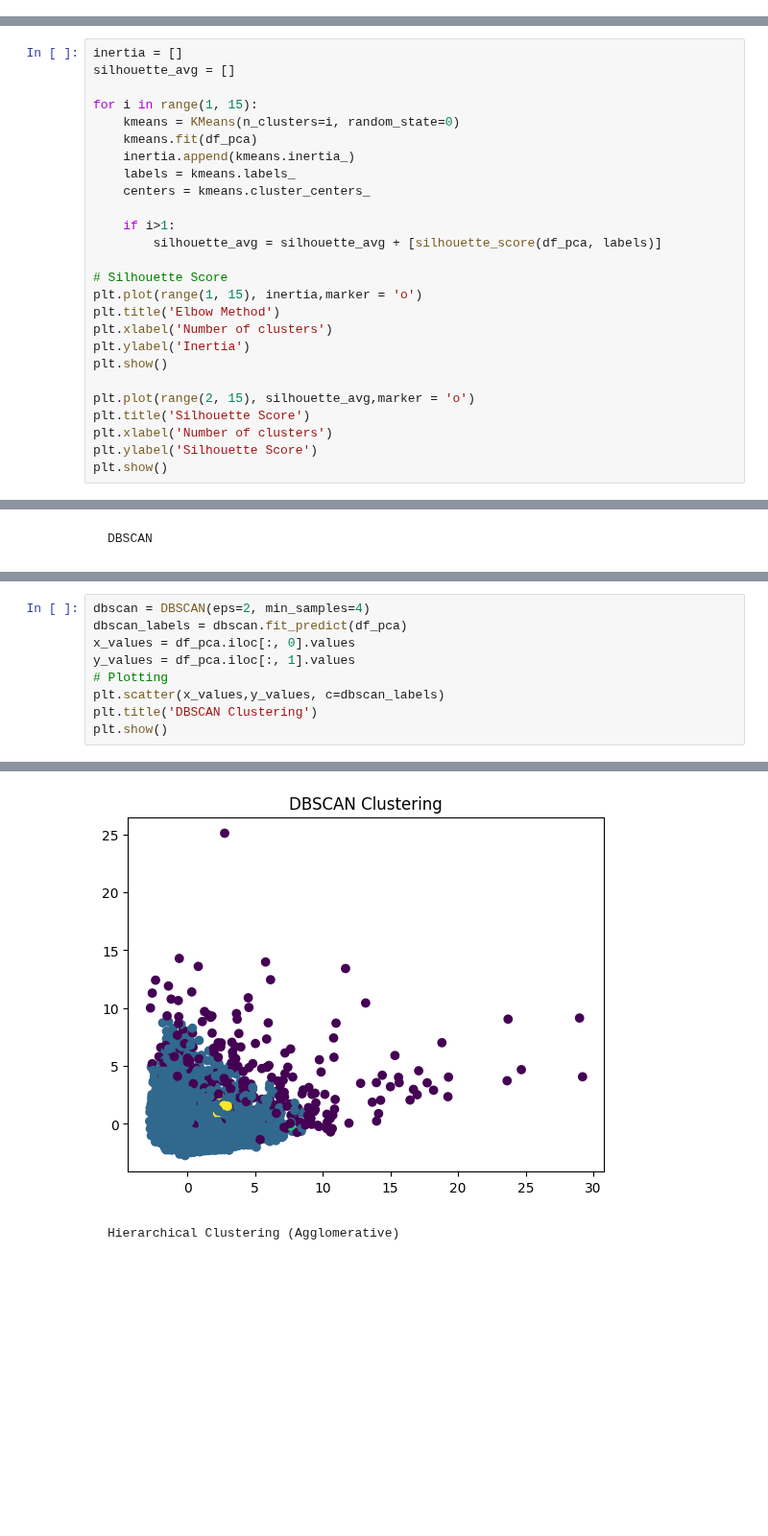
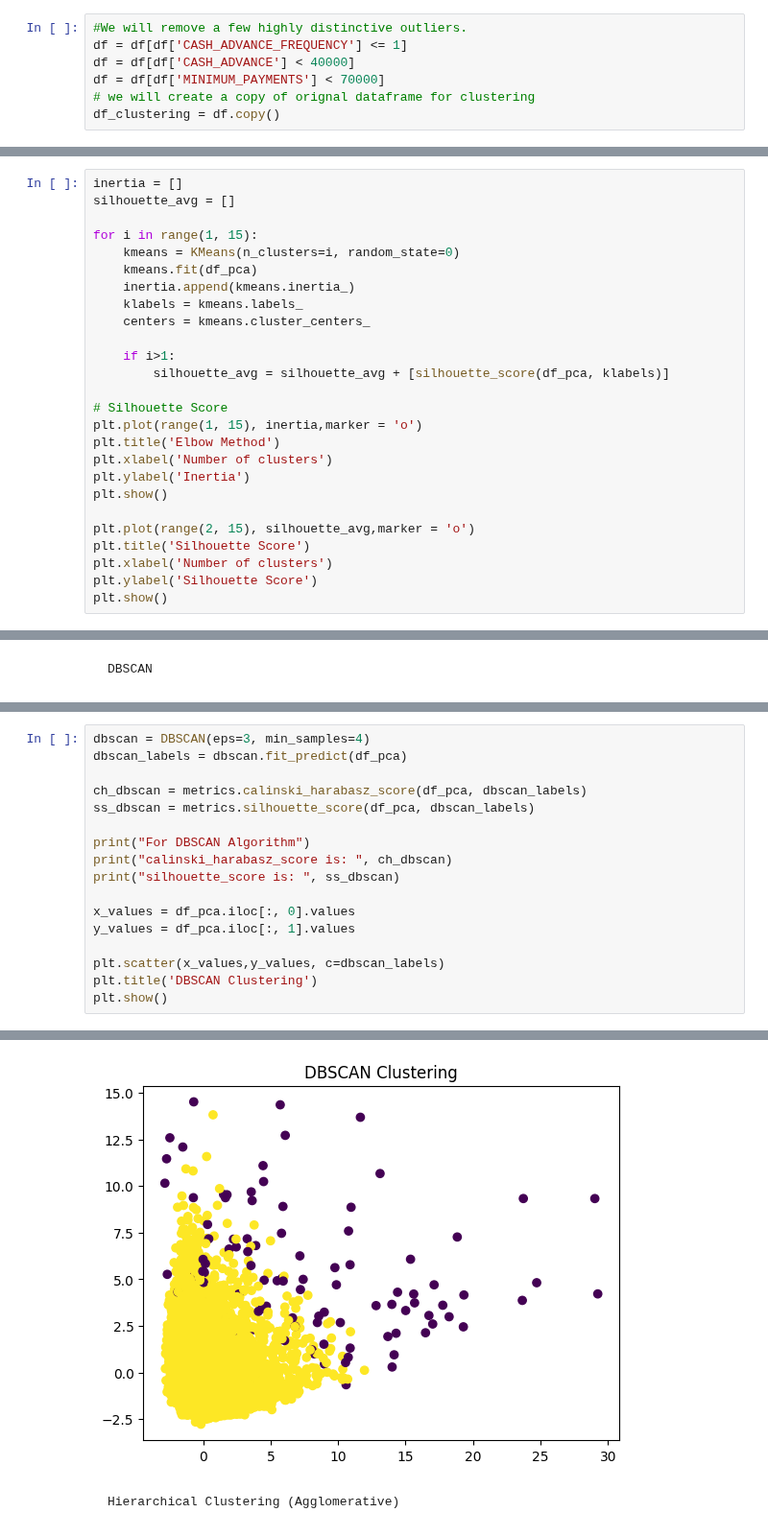
Before and after one commit to jreid94/schulich_data_science, a Jupyter notebook: Data Science 2/Assignments/SUP_clustering_assignment_2.ipynb, the cells around one changed output, grey strips where cells are left out. Shown at 96% size. Saved outputs shown, nothing was run; the diff lists cells and outputs as text; blank space fills up the shorter version.

```diff
--- a/Data Science 2/Assignments/SUP_clustering_assignment_2.ipynb
+++ b/Data Science 2/Assignments/SUP_clustering_assignment_2.ipynb
@@ -148,3 +144,10 @@ plt.show()
+# %%
+#We will remove a few highly distinctive outliers.
+df = df[df['CASH_ADVANCE_FREQUENCY'] <= 1]
+df = df[df['CASH_ADVANCE'] < 40000]
+df = df[df['MINIMUM_PAYMENTS'] < 70000]
+# we will create a copy of orignal dataframe for clustering
+df_clustering = df.copy()
 # %% [markdown]
 ## EDA
 # %% [markdown]
@@ -391,11 +402,11 @@ for i in range(1, 15):
     kmeans = KMeans(n_clusters=i, random_state=0)
     kmeans.fit(df_pca)
     inertia.append(kmeans.inertia_)
-    labels = kmeans.labels_
+    klabels = kmeans.labels_
     centers = kmeans.cluster_centers_
 
     if i>1:
-        silhouette_avg = silhouette_avg + [silhouette_score(df_pca, labels)]
+        silhouette_avg = silhouette_avg + [silhouette_score(df_pca, klabels)]
 
 # Silhouette Score
 plt.plot(range(1, 15), inertia,marker = 'o')
@@ -451,9 +483,17 @@ plt.show()
 # %%
-dbscan = DBSCAN(eps=2, min_samples=4)
+dbscan = DBSCAN(eps=3, min_samples=4)
 dbscan_labels = dbscan.fit_predict(df_pca)
+
+ch_dbscan = metrics.calinski_harabasz_score(df_pca, dbscan_labels)
+ss_dbscan = metrics.silhouette_score(df_pca, dbscan_labels)
+
+print("For DBSCAN Algorithm")
+print("calinski_harabasz_score is: ", ch_dbscan)
+print("silhouette_score is: ", ss_dbscan)
+
 x_values = df_pca.iloc[:, 0].values
 y_values = df_pca.iloc[:, 1].values
-# Plotting
+
 plt.scatter(x_values,y_values, c=dbscan_labels)
 plt.title('DBSCAN Clustering')
 plt.show()
@@ -461,4 +504,4 @@ plt.show()
-[figure, old version]
+[figure, new version]
 # %% [markdown]
     Hierarchical Clustering (Agglomerative)
 # %%
```
Also changed, not shown: parts of 36 cells of this notebook, 1 other file.
